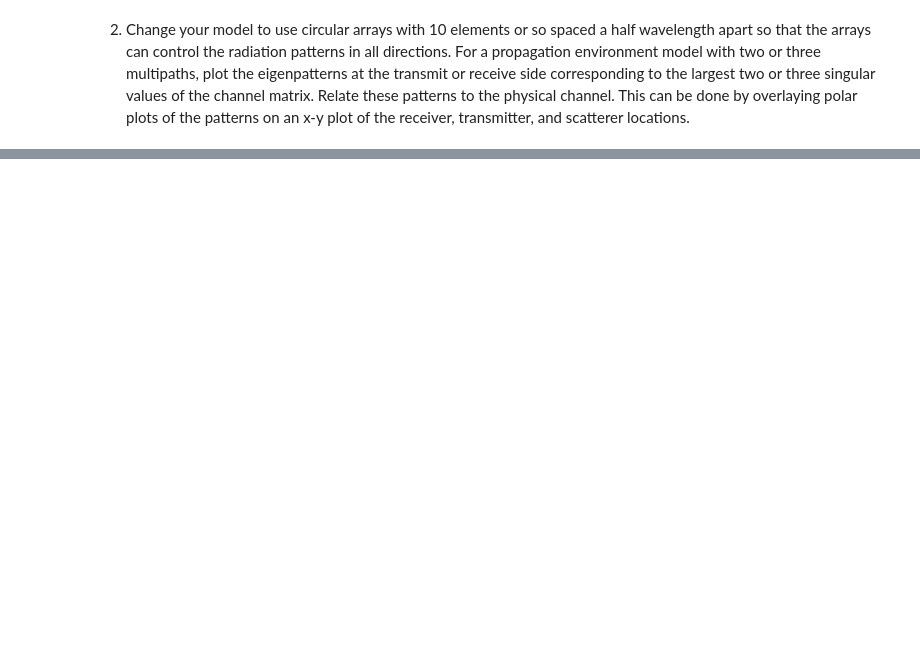
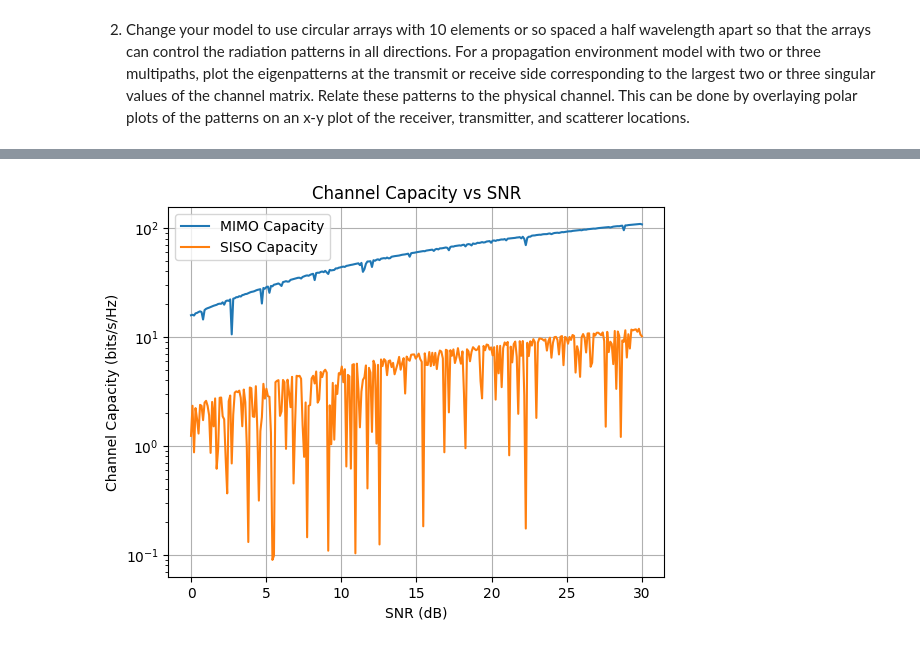
Before and after one commit to Montuck/antenna-software, a Jupyter notebook: HW22.ipynb, the cells around one changed output, grey strips where cells are left out. Drawn from its saved outputs; the diff is of its cells as text; code cells hidden in the pictures; blank space fills up the shorter version.

```diff
--- a/HW22.ipynb
+++ b/HW22.ipynb
@@ -90,0 +214,71 @@ ModuleNotFoundError: No module named 'numpy'
+# %%
+# reflection coefficient
+ref_coef = -1
+
+# SNRt
+SNRt_dB = np.linspace(0, 30, points) # SNR in dB
+SNRt = 10**(SNRt_dB/10)            # SNR in linear scale
+
+# calculate the channel matrix
+H = np.zeros([points, Nt, Nr], dtype=complex)
+
+for m in range(0,points):
+    # calculate the fields
+    for n in range(0,Nr):
+
+        # distance between scatterer and receiver
+        delta_r = np.sqrt((x_t[n] - x_s[m])**2 + (y_t[n] - y_s[m])**2) \
+                - np.sqrt((x_s[m] - x_r[m,n])**2 + (y_s[m] - y_r[n])**2)
+        # received field
+        H[m, n, n] = 1+ref_coef*np.exp(-1j*k*delta_r)
+
+# single value decomposition
+U = np.zeros([points, Nt, Nr], dtype=complex)
+S = np.zeros([points, 1, Nr], dtype=complex)
+Vh = np.zeros([points, Nt, Nr], dtype=complex)
+L = np.zeros([points, 1, Nr], dtype=complex)
+for m in range(0, points):
+    # SVD of H
+    U[m, :, :], S[m, :, :], Vh[m, :, :] = np.linalg.svd(H[m])
+    # calculate the eigenvalues
+    L[m, :, :] = np.linalg.diagonal(S[m, :, :])
+
+# calculate q
+q_chosen = np.zeros(points, dtype=complex)
+for i in range(0, points):
+    for j in range(0, Nt):
+        # calculate the correlation matrix
+        q = Nt-j
+        R_sk = np.var(Vh[i,:,:]) * (SNRt[i]+np.sum(1/L[j,:,:])) / q - 1/L[j,:,:]
+        # are all eigenvalues positive?
+        if np.all(R_sk > 0):
+            q_chosen = Nt-j
+            break
+
+# calculate the channel capacity
+C = np.zeros(points, dtype=complex)
+for k in range(0, points):
+    C[k] = np.sum(np.log2(L[k]/q_chosen * np.sum(1/L[k]+SNRt[k])))
+
+# Plot the average channel capacity as a function of PT/σ2 w
+# over an appropriate range such as 0 to 30 dB.
+# Use a semilogy scale for the vertical axis (capacity) and dB for the horizontal axis (SNR).
+# Include on the same plot the SISO capacity for one transmit and one receive element and the uninformed channel capacity,
+# with a legend or annotation that labels each curve.
+plt.semilogy(SNRt_dB, C, label='MIMO Capacity')
+plt.grid()
+plt.xlabel('SNR (dB)')
+plt.ylabel("Channel Capacity (bits/s/Hz)")
+plt.title("Channel Capacity vs SNR")
+
+# SISO Version
+# calculate the channel capacity
+C = np.zeros(points, dtype=complex)
+for k in range(0, points):
+    C[k] = np.log2(1 + SNRt[k]*np.abs(H[k,0,0])**2)
+
+plt.semilogy(SNRt_dB, C, label='SISO Capacity')
+plt.legend()
+plt.show()
+# %% [output]
+[figure, added]
```
Also changed, not shown: parts of 3 cells of this notebook, 1 other file.
